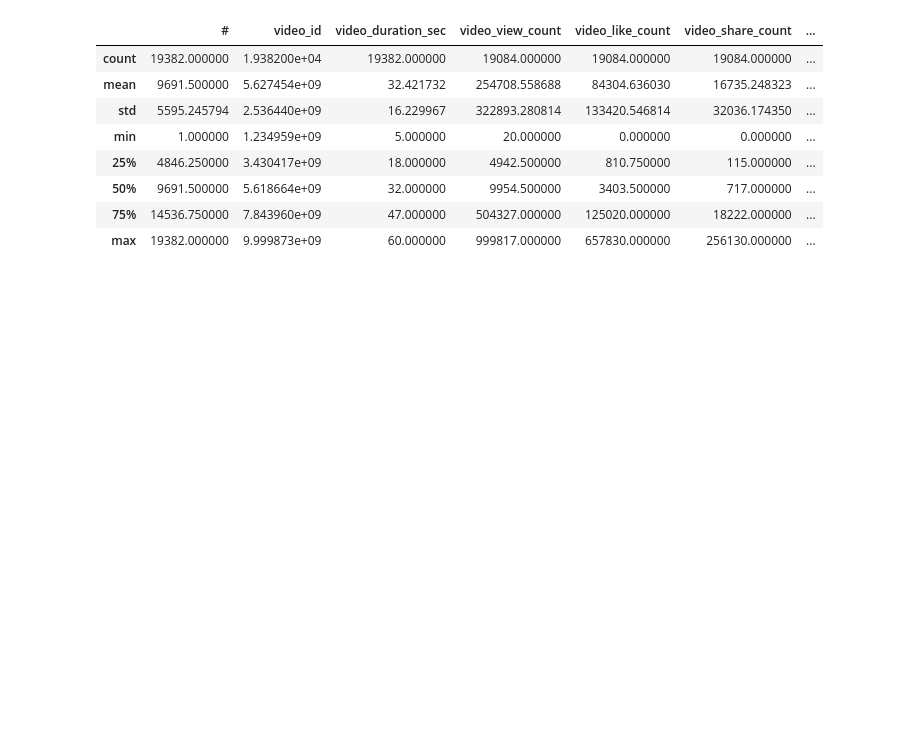
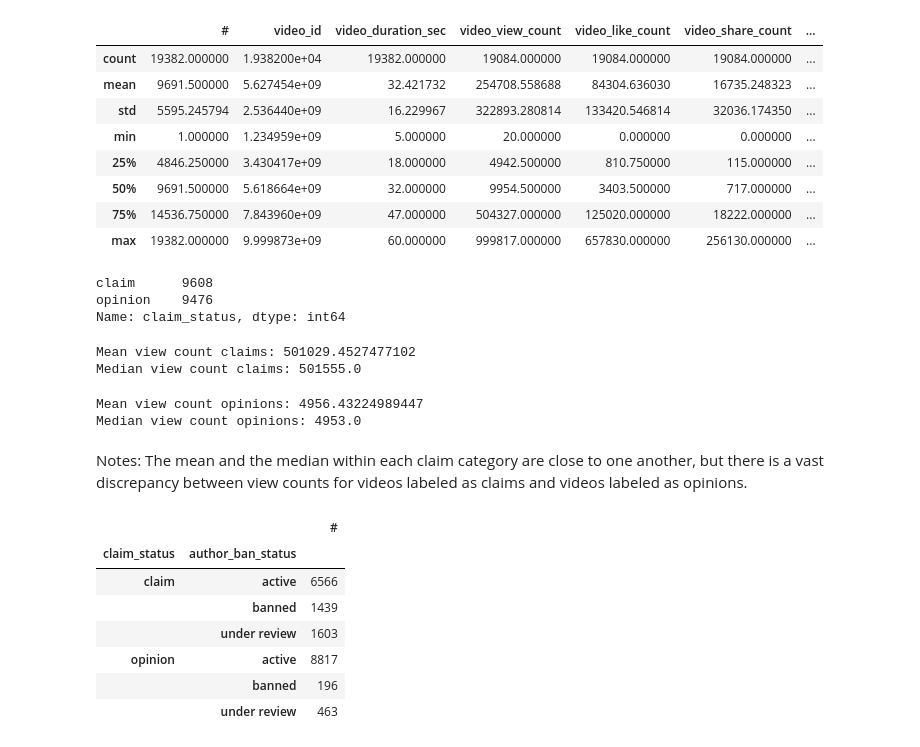
Before and after one commit to low122/TikTok, a Jupyter notebook: tiktok_analysis.ipynb, the cells around one changed output. Cells and saved outputs as stored; diff of their text form; code cells hidden in the pictures; blank space fills up the shorter version.

```diff
--- a/tiktok_analysis.ipynb
+++ b/tiktok_analysis.ipynb
@@ -51,3 +73,36 @@ data.describe()
 | 50% | 9691.500000 | 5.618664e+09 | 32.000000 | 9954.500000 | 3403.500000 | 717.000000 | ... |
 | 75% | 14536.750000 | 7.843960e+09 | 47.000000 | 504327.000000 | 125020.000000 | 18222.000000 | ... |
 | max | 19382.000000 | 9.999873e+09 | 60.000000 | 999817.000000 | 657830.000000 | 256130.000000 | ... |
+# %%
+data['claim_status'].value_counts()
+# %% [output]
+claim      9608
+opinion    9476
+Name: claim_status, dtype: int64
+# %%
+claims = data[data['claim_status'] == 'claim']
+print('Mean view count claims:', claims['video_view_count'].mean())
+print('Median view count claims:', claims['video_view_count'].median())
+# %% [output]
+Mean view count claims: 501029.4527477102
+Median view count claims: 501555.0
+# %%
+opinions = data[data['claim_status'] == 'opinion']
+print('Mean view count opinions:', opinions['video_view_count'].mean())
+print('Median view count opinions:', opinions['video_view_count'].median())
+# %% [output]
+Mean view count opinions: 4956.43224989447
+Median view count opinions: 4953.0
+# %% [markdown]
+Notes: The mean and the median within each claim category are close to one another, but there is a vast discrepancy between view counts for videos labeled as claims and videos labeled as opinions.
+# %%
+data.groupby(['claim_status', 'author_ban_status']).count()[['#']]
+# %% [output]
+|  |  | # |
+| claim_status | author_ban_status |  |
+| claim | active | 6566 |
+|  | banned | 1439 |
+|  | under review | 1603 |
+| opinion | active | 8817 |
+|  | banned | 196 |
+|  | under review | 463 |
```
Also changed, not shown: parts of 10 cells of this notebook.
